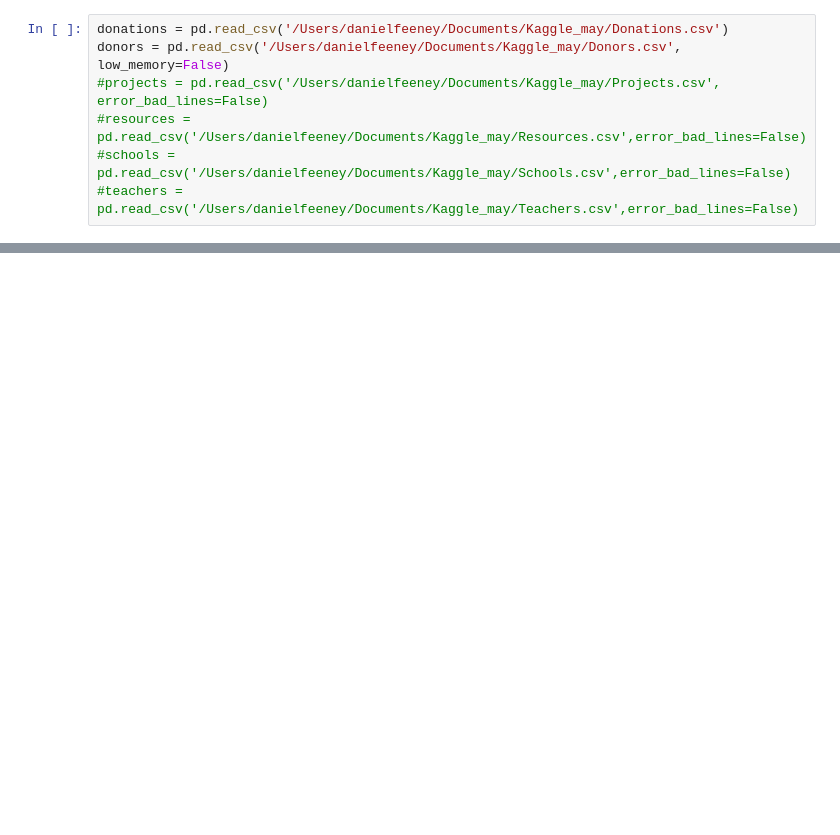
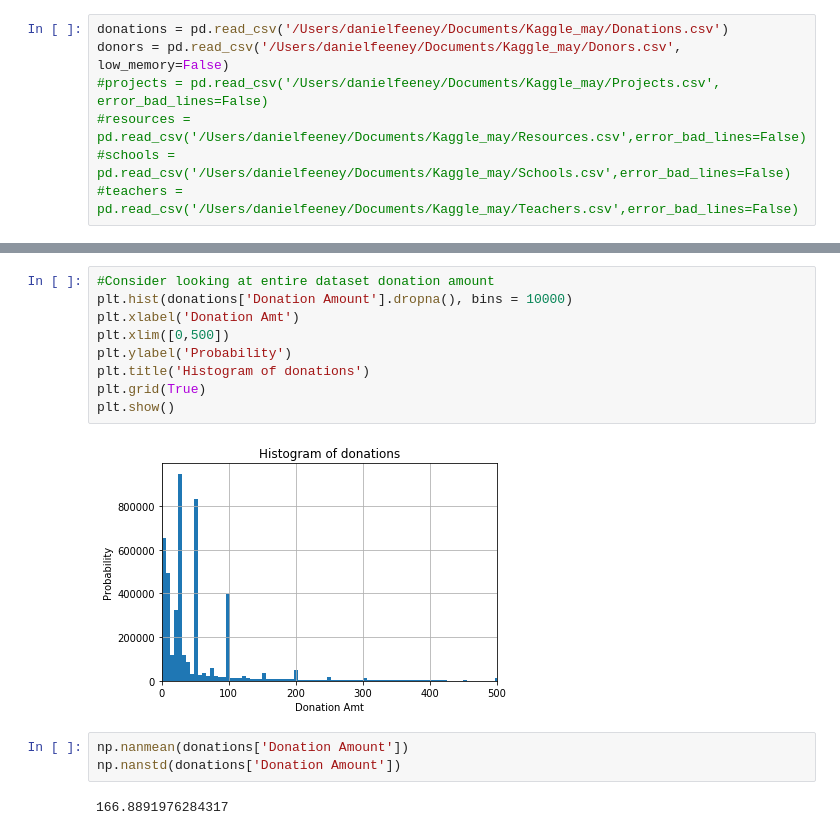
Before and after one commit to dfeeney31/DataDonors, a Jupyter notebook: Donations_explore.ipynb, the cells around one changed output, grey strips where cells are left out. Drawn from its saved outputs; the diff is of its cells as text; blank space fills up the shorter version.

Commit message:
Added matplotlib hist extension

```diff
--- a/Donations_explore.ipynb
+++ b/Donations_explore.ipynb
@@ -39,0 +39,16 @@ bar# + rule
+# %%
+#Consider looking at entire dataset donation amount
+plt.hist(donations['Donation Amount'].dropna(), bins = 10000)
+plt.xlabel('Donation Amt')
+plt.xlim([0,500])
+plt.ylabel('Probability')
+plt.title('Histogram of donations')
+plt.grid(True)
+plt.show()
+# %% [output]
+[figure, added]
+# %%
+np.nanmean(donations['Donation Amount'])
+np.nanstd(donations['Donation Amount'])
+# %% [output]
+166.8891976284317
```
Also changed, not shown: parts of 3 cells of this notebook.
